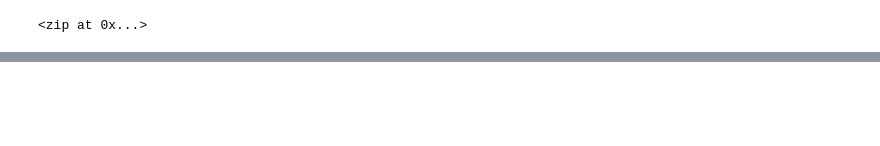
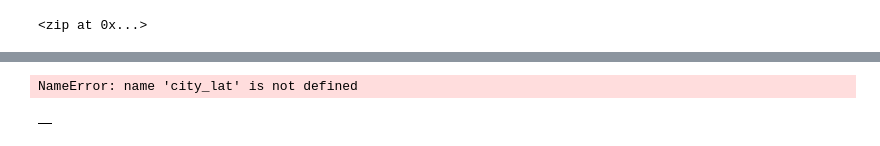
Before and after one commit to ejngotho1/World_Weather_Analysis, a Jupyter notebook: Weather.ipynb, the cells around one changed output, grey strips where cells are left out. Cells and saved outputs as stored; diff of their text form; code cells hidden in the pictures; blank space fills up the shorter version.

```diff
--- a/Weather.ipynb
+++ b/Weather.ipynb
@@ -58,0 +83,4 @@ len(cities)
+# %%
+# Starting URL for Weather Map API Call.
+url = "http://api.openweathermap.org/data/2.5/weather?units=Imperial&APPID=" + weather_api_key
+print(url)
@@ -58,0 +169,6 @@ len(cities)
+# %%
+# lets mine data from boston b4 we mine large dataset
+# Create an endpoint URL for a city.
+city_url = url + "&q=" + "Boston"
+city_weather = requests.get(city_url)
+city_weather.json()
@@ -58,0 +331,18 @@ len(cities)
+# %%
+city_data.append({"City": city.title(),
+                          "Lat": city_lat,
+                          "Lng": city_lng,
+                          "Max Temp": city_max_temp,
+                          "Humidity": city_humidity,
+                          "Cloudiness": city_clouds,
+                          "Wind Speed": city_wind,
+                          "Country": city_country,
+                          "Date": city_date})
+# %% [output]
+NameError: name 'city_lat' is not defined
+# %%
+# Convert the array of dictionaries to a Pandas DataFrame.
+city_data_df = pd.DataFrame(city_data)
+city_data_df.head(10)
+# %% [output]
+|  |
```
Also changed, not shown: parts of 24 cells of this notebook, 4 other files.
